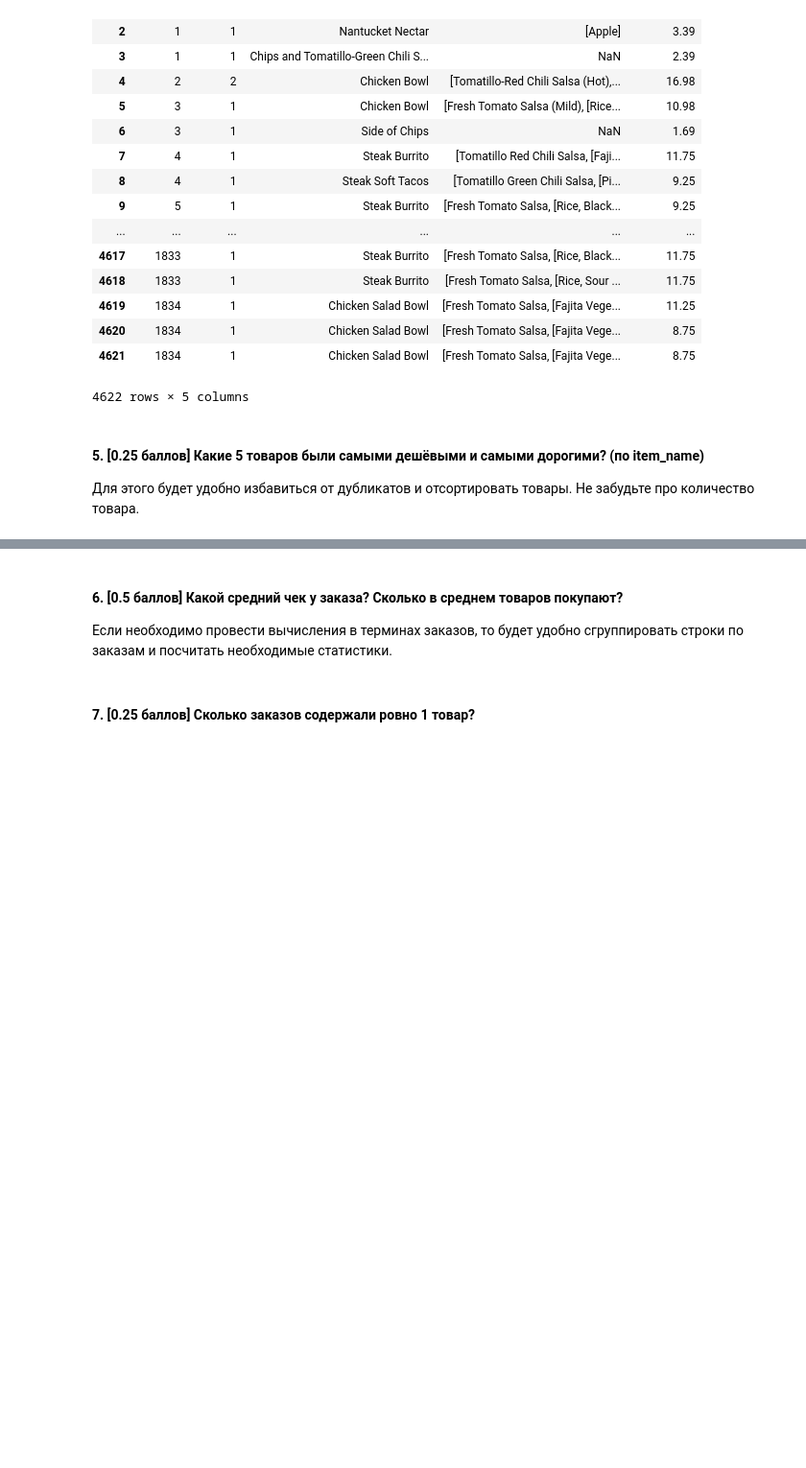
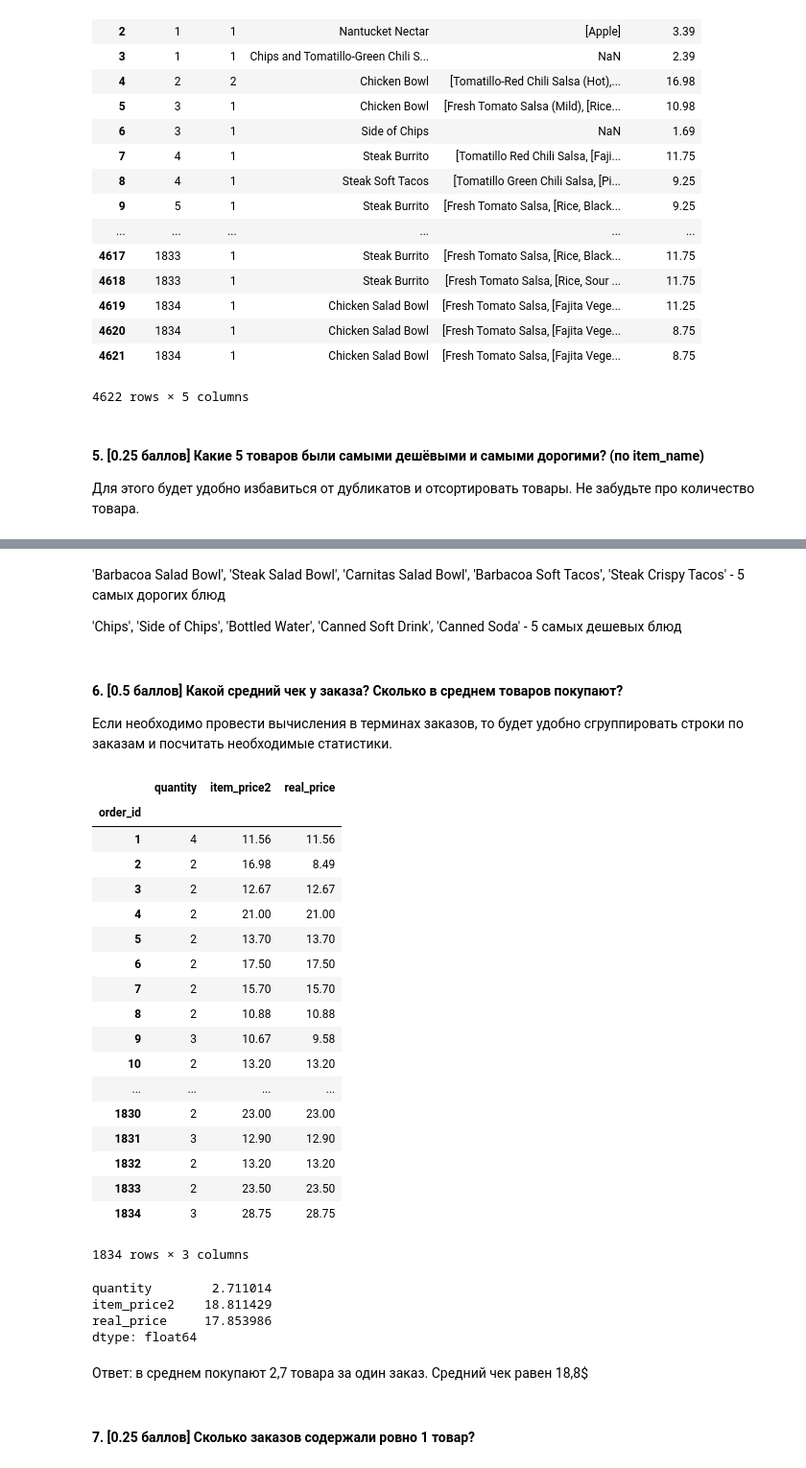
Before and after one commit to hse-mlearn/ha-01-mvdokuchaev, a Jupyter notebook: homework-practice-01.ipynb, the cells around one changed output, grey strips where cells are left out. Shown at 96% size. Saved outputs shown, nothing was run; the diff lists cells and outputs as text; code cells hidden in the pictures; blank space fills up the shorter version.

```diff
--- a/homework-practice-01.ipynb
+++ b/homework-practice-01.ipynb
@@ -345,7 +337,8 @@ dtype: object
 # %% [markdown]
 Удалите старую колонку с ценой.
 # %%
-data.drop('item_price', 1)
+data = data.drop('item_price', 1)
+data
 # %% [output]
 |  | order_id | quantity | item_name | choice_description | item_price2 |
 | 0 | 1 | 1 | Chips and Fresh Tomato Salsa | NaN | 2.39 |
@@ -374,3 +391,9 @@ data.drop('item_price', 1)
+# %% [markdown]
+'Barbacoa Salad Bowl', 'Steak Salad Bowl', 'Carnitas Salad Bowl',
+       'Barbacoa Soft Tacos', 'Steak Crispy Tacos' - 5 самых дорогих блюд
+
+'Chips', 'Side of Chips',
+       'Bottled Water', 'Canned Soft Drink', 'Canned Soda' - 5 самых дешевых блюд
 # %% [markdown]
 #### 6. [0.5 баллов] Какой средний чек у заказа? Сколько в среднем товаров покупают?
 
@@ -380,2 +401,34 @@ data.drop('item_price', 1)
+# %%
+data3 = data.groupby('order_id').sum()
+data3
+# %% [output]
+|  | quantity | item_price2 | real_price |
+| order_id |  |  |  |
+| 1 | 4 | 11.56 | 11.56 |
+| 2 | 2 | 16.98 | 8.49 |
+| 3 | 2 | 12.67 | 12.67 |
+| 4 | 2 | 21.00 | 21.00 |
+| 5 | 2 | 13.70 | 13.70 |
+| 6 | 2 | 17.50 | 17.50 |
+| 7 | 2 | 15.70 | 15.70 |
+| 8 | 2 | 10.88 | 10.88 |
+| 9 | 3 | 10.67 | 9.58 |
+| 10 | 2 | 13.20 | 13.20 |
+| ... | ... | ... | ... |
+| 1830 | 2 | 23.00 | 23.00 |
+| 1831 | 3 | 12.90 | 12.90 |
+| 1832 | 2 | 13.20 | 13.20 |
+| 1833 | 2 | 23.50 | 23.50 |
+| 1834 | 3 | 28.75 | 28.75 |
+1834 rows × 3 columns
+# %%
+data3.mean()
+# %% [output]
+quantity        2.711014
+item_price2    18.811429
+real_price     17.853986
+dtype: float64
+# %% [markdown]
+Ответ: в среднем покупают 2,7 товара за один заказ. Средний чек равен 18,8$
 # %% [markdown]
 #### 7. [0.25 баллов] Сколько заказов содержали ровно 1 товар?
```
Also changed, not shown: parts of 11 cells of this notebook.
